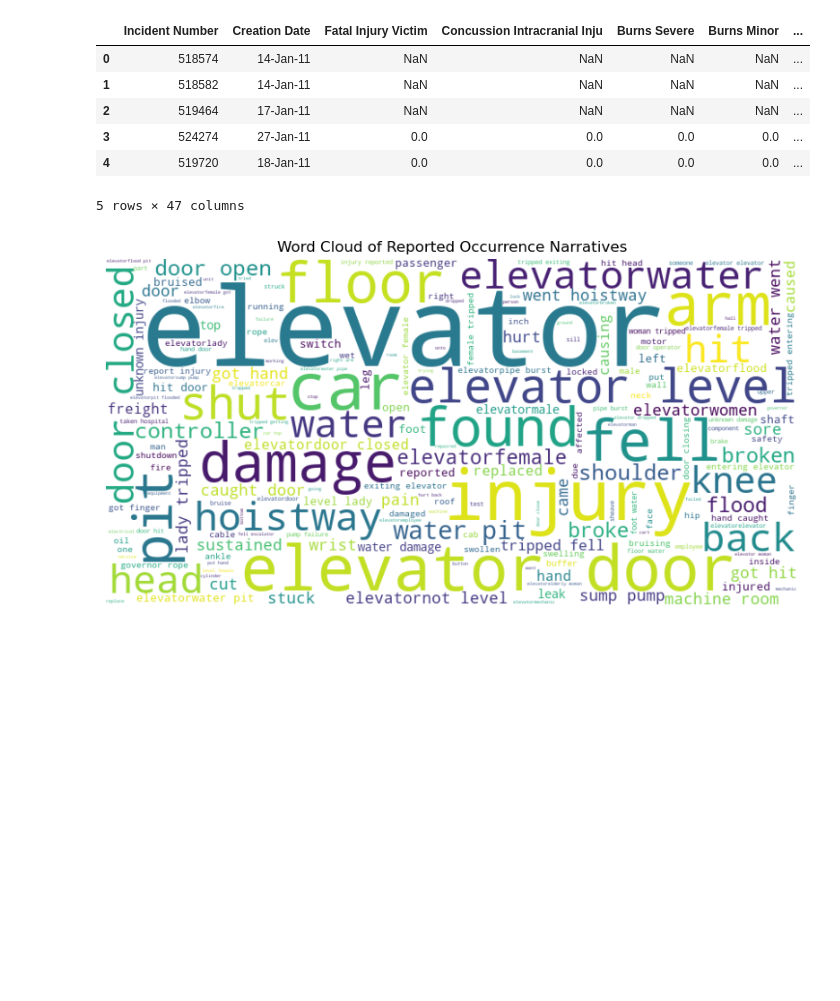
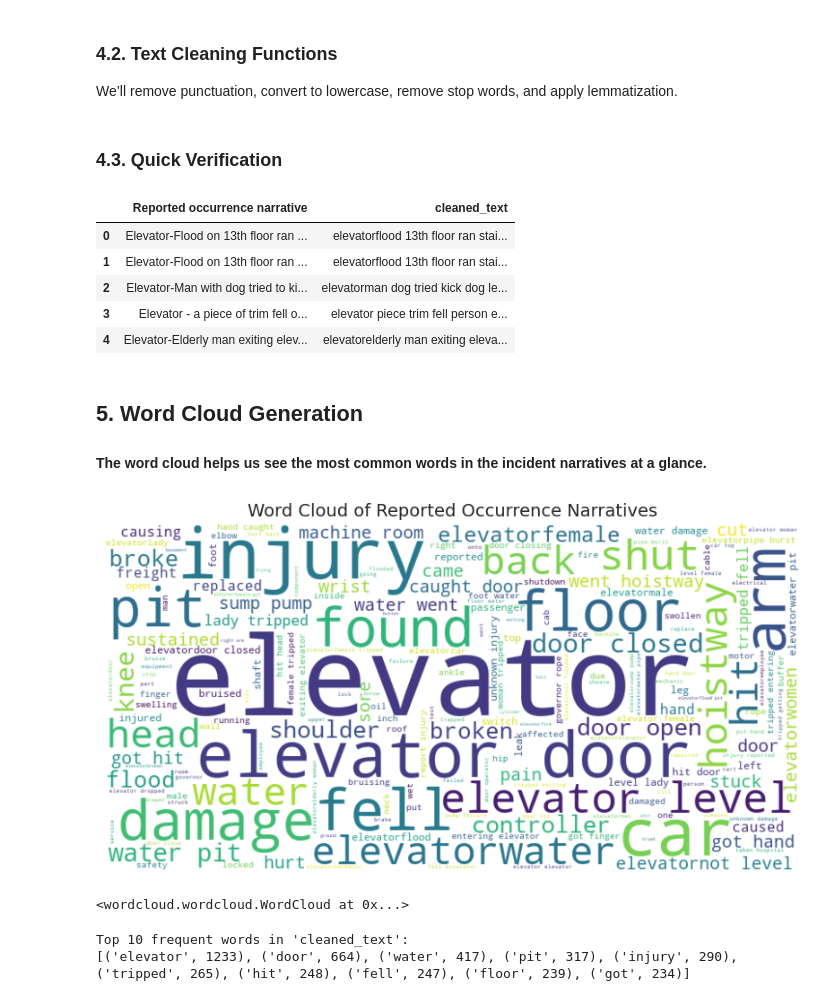
Before and after one commit to Gamikaru/AIC-103_Data_Science_Project, a Jupyter notebook: notebooks/incident-exploration.ipynb, the cells around one changed output. Drawn from its saved outputs; the diff is of its cells as text; code cells hidden in the pictures; blank space fills up the shorter version.

```diff
--- a/notebooks/incident-exploration.ipynb
+++ b/notebooks/incident-exploration.ipynb
@@ -12,4 +44,9 @@ from wordcloud import WordCloud
 # %%
-df_incident = pd.read_json('../data/raw/incident.json')
-df_incident.head()
+# 1. Load the Incident Data
+try:
+    df_incident = pd.read_json('../data/raw/incident.json')
+    print(f"Incident Data Loaded. Shape: {df_incident.shape}")
+except FileNotFoundError as e:
+    print("Error: 'incident.json' not found. Check your file path.")
+    raise e
 # %% [output]
@@ -65,3 +123,6 @@ memory usage: 879.2+ KB
 df_incident['Reported occurrence narrative'] = (
     df_incident['Reported occurrence narrative'].fillna('')
 )
+# %% [markdown]
+### 4.2. Text Cleaning Functions
+We’ll remove punctuation, convert to lowercase, remove stop words, and apply lemmatization.
@@ -68,9 +133,9 @@ df_incident['Reported occurrence narrative'] = (
 # %%
-# 3. Prepare for text cleaning
-stop_words = set(stopwords.words('english'))
-lemmatizer = WordNetLemmatizer()
-
 def clean_text(text):
+    """
+    Convert text to lowercase, remove punctuation, split into tokens,
+    remove stopwords, and lemmatize each token.
+    """
     text = text.lower()
     text = text.translate(str.maketrans('', '', string.punctuation))
     tokens = text.split()
@@ -81,34 +146,53 @@ def clean_text(text):
 df_incident['cleaned_text'] = df_incident['Reported occurrence narrative'].apply(clean_text)
+# %% [markdown]
+### 4.3. Quick Verification
 # %%
-# 5. Inspect the result
-df_incident.head()
+# Inspect a few rows to confirm the 'cleaned_text' looks correct
+df_incident[['Reported occurrence narrative', 'cleaned_text']].head(5)
 # %% [output]
-|  | Incident Number | Creation Date | Fatal Injury Victim | Concussion Intracranial Inju | Burns Severe | Burns Minor | ... |
-| 0 | 518574 | 14-Jan-11 | NaN | NaN | NaN | NaN | ... |
-| 1 | 518582 | 14-Jan-11 | NaN | NaN | NaN | NaN | ... |
-| 2 | 519464 | 17-Jan-11 | NaN | NaN | NaN | NaN | ... |
-| 3 | 524274 | 27-Jan-11 | 0.0 | 0.0 | 0.0 | 0.0 | ... |
-| 4 | 519720 | 18-Jan-11 | 0.0 | 0.0 | 0.0 | 0.0 | ... |
+|  | Reported occurrence narrative | cleaned_text |
+| 0 | Elevator-Flood on 13th floor ran ... | elevatorflood 13th floor ran stai... |
+| 1 | Elevator-Flood on 13th floor ran ... | elevatorflood 13th floor ran stai... |
+| 2 | Elevator-Man with dog tried to ki... | elevatorman dog tried kick dog le... |
+| 3 | Elevator - a piece of trim fell o... | elevator piece trim fell person e... |
+| 4 | Elevator-Elderly man exiting elev... | elevatorelderly man exiting eleva... |
-5 rows × 47 columns
+# %% [markdown]
+## 5. Word Cloud Generation
+#### The **word cloud** helps us see the most common words in the incident narratives at a glance.
 # %%
 # Now, let's combine all the cleaned text into one big string!
 all_text = " ".join(df_incident['cleaned_text'].tolist())
 
 # Then, we can create the word cloud...
 wordcloud = WordCloud(
     width=800,
     height=400,
     background_color='white'
 ).generate(all_text)
 
 # And finally, let's see how it looks
-plt.figure(figsize=(10, 6))
+plt.figure(figsize=(10,6))
 plt.imshow(wordcloud, interpolation='bilinear')
 plt.axis("off")
-plt.title("Word Cloud of Reported Occurrence Narratives")
+plt.title("Word Cloud of Reported Occurrence Narratives", fontsize=14)
 plt.show()
 # %% [output]
-[figure, old version]
+[figure, new version]
 # %%
 # It looks good for now, so we can save it in our reports dir
-wordcloud.to_file('../reports/figures
+wordcloud.to_file('../reports/figures/incident_wordcloud.png')
+# %% [output]
+<wordcloud.wordcloud.WordCloud at 0x...>
+# %%
+from collections import Counter
+
+# Tokenize the cleaned_text column
+all_tokens = " ".join(df_incident['cleaned_text']).split()
+token_counts = Counter(all_tokens)
+
+# Show the top 10 words
+print("Top 10 frequent words in 'cleaned_text':")
+print(token_counts.most_common(10))
+# %% [output]
+Top 10 frequent words in 'cleaned_text':
+[('elevator', 1233), ('door', 664), ('water', 417), ('pit', 317), ('injury', 290), ('tripped', 265), ('hit', 248), ('fell', 247), ('floor', 239), ('got', 234)]
```
Also changed, not shown: parts of 16 cells of this notebook.
